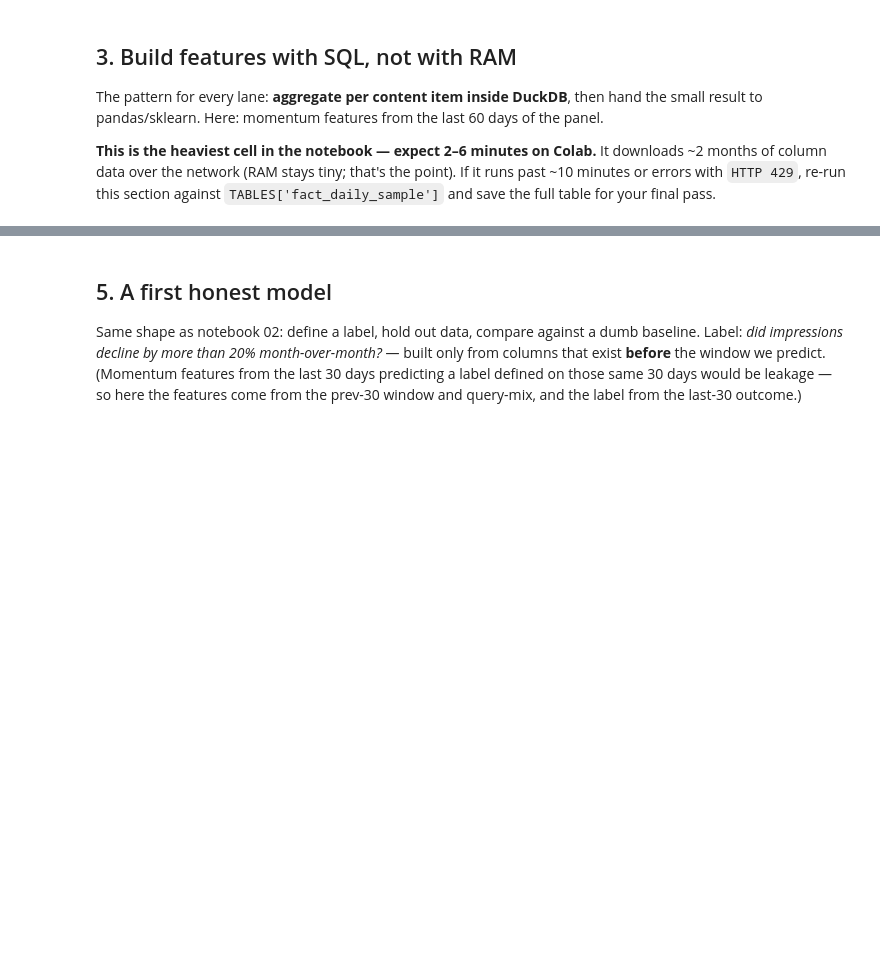
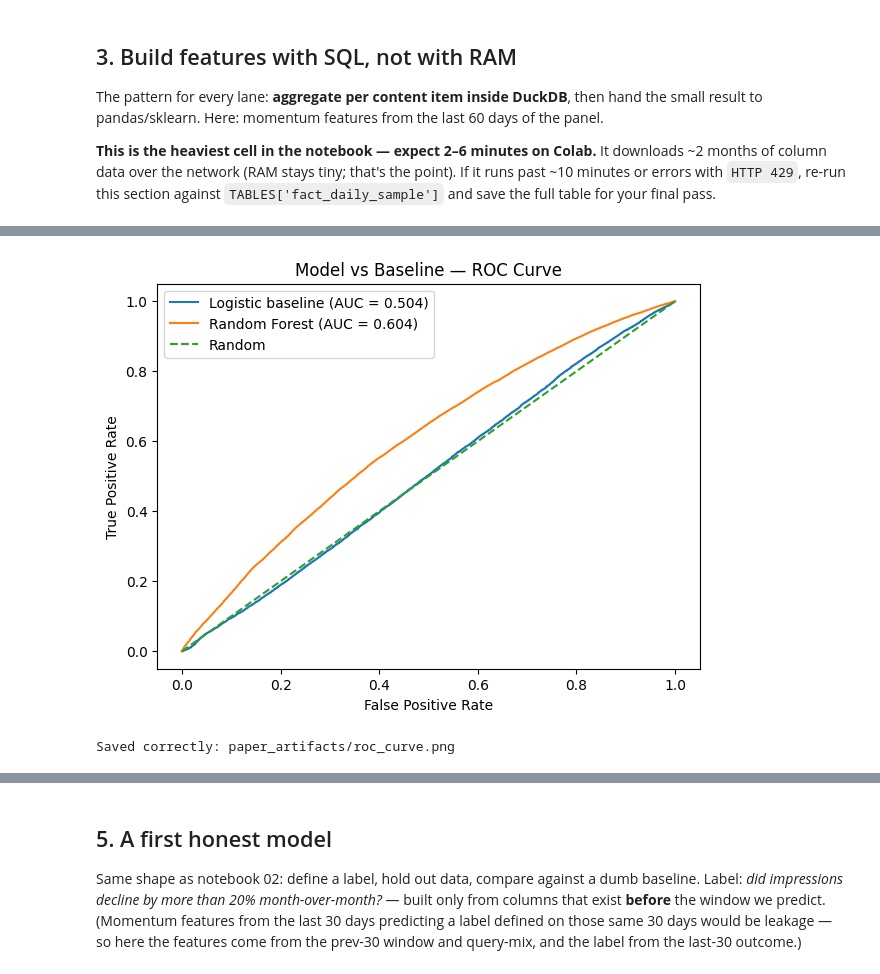
Before and after one commit to farankhandev/flyrank-ml-internship, a Jupyter notebook: notebooks/03_working_with_the_full_release.ipynb, the cells around one changed output, grey strips where cells are left out. Cells and saved outputs as stored; diff of their text form; code cells hidden in the pictures; blank space fills up the shorter version.

```diff
--- a/notebooks/03_working_with_the_full_release.ipynb
+++ b/notebooks/03_working_with_the_full_release.ipynb
@@ -119,0 +505,36 @@ data.head()
+# %%
+import matplotlib.pyplot as plt
+from sklearn.metrics import roc_curve, roc_auc_score
+
+baseline_fpr, baseline_tpr, _ = roc_curve(y_test, baseline_prob)
+model_fpr, model_tpr, _ = roc_curve(y_test, prob)
+
+plt.figure(figsize=(7, 5))
+
+plt.plot(
+    baseline_fpr,
+    baseline_tpr,
+    label=f"Logistic baseline (AUC = {roc_auc_score(y_test, baseline_prob):.3f})"
+)
+
+plt.plot(
+    model_fpr,
+    model_tpr,
+    label=f"Random Forest (AUC = {roc_auc_score(y_test, prob):.3f})"
+)
+
+plt.plot([0, 1], [0, 1], linestyle="--", label="Random")
+
+plt.xlabel("False Positive Rate")
+plt.ylabel("True Positive Rate")
+plt.title("Model vs Baseline — ROC Curve")
+plt.legend()
+
+plt.savefig("paper_artifacts/roc_curve.png", dpi=300, bbox_inches="tight")
+
+plt.show()
+
+print("Saved correctly: paper_artifacts/roc_curve.png")
+# %% [output]
+[figure, added]
+Saved correctly: paper_artifacts/roc_curve.png
```
Also changed, not shown: parts of 22 cells of this notebook.
